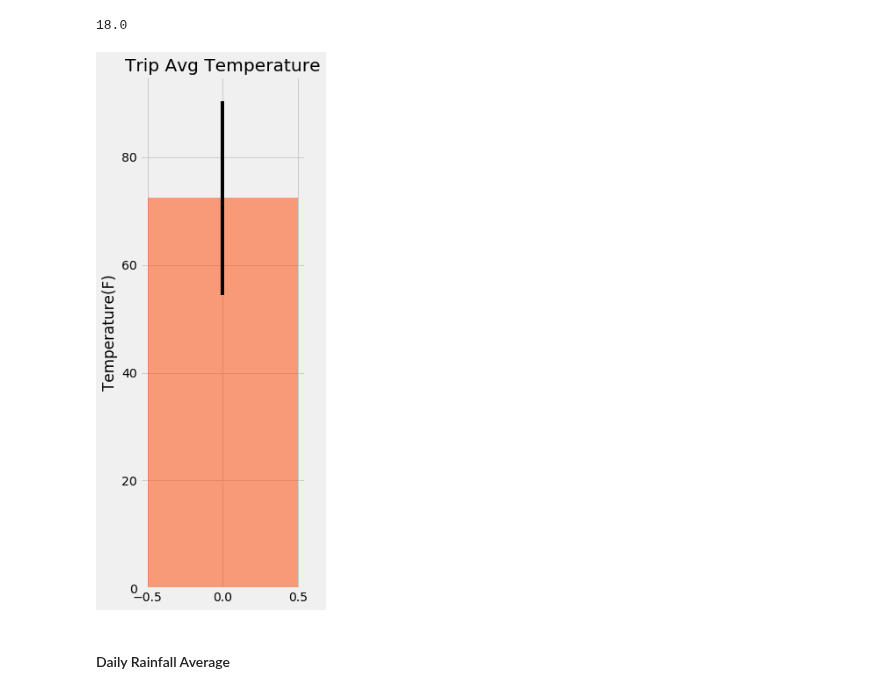
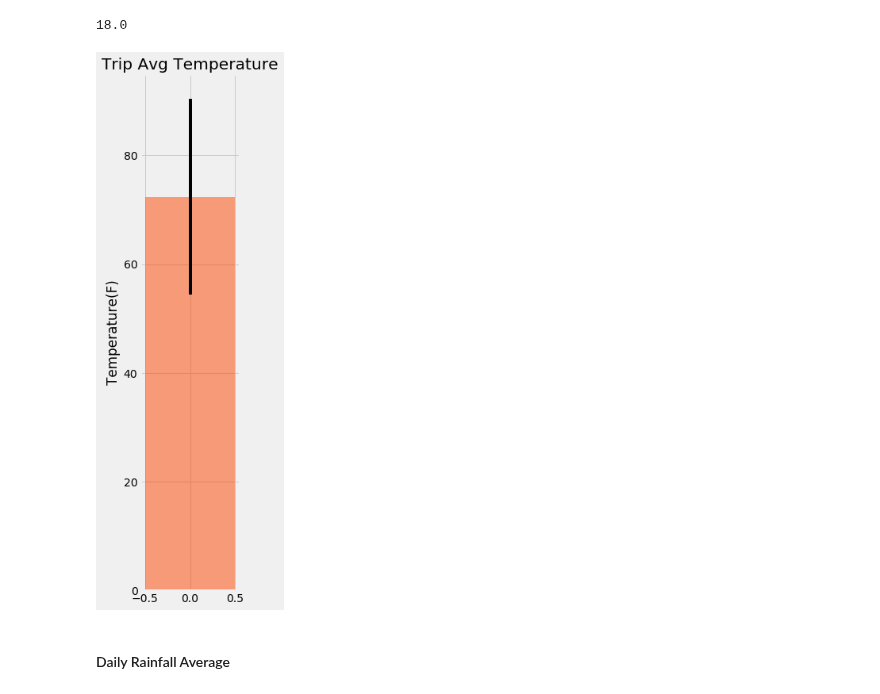
Before and after one commit to ShimsyV/sqlalchemy-challenge, a Jupyter notebook: Surfs_up.ipynb, the cells around one changed output. Drawn from its saved outputs; the diff is of its cells as text; code cells hidden in the pictures.

Commit message:
Saved the previous year temperature analysis image again

```diff
--- a/Surfs_up.ipynb
+++ b/Surfs_up.ipynb
@@ -357,13 +357,15 @@ y_err
 # %%
 plt.figure(figsize=(3,10))
 plt.bar(0,tavg,yerr=y_err,align="center",width=1,color="orangered",alpha=0.5)
 plt.ylim=(0,120)
 plt.ylabel("Temperature(F)")
 plt.title("Trip Avg Temperature")
+
+plt.tight_layout()
 plt.savefig("images/previous_year_temp_analysis.png")
 plt.show()
 # %% [output]
-[figure, old version]
+[figure, new version]
 # %% [markdown]
 #### Daily Rainfall Average
 # %% [markdown]
```
Also changed, not shown: 1 other file.
